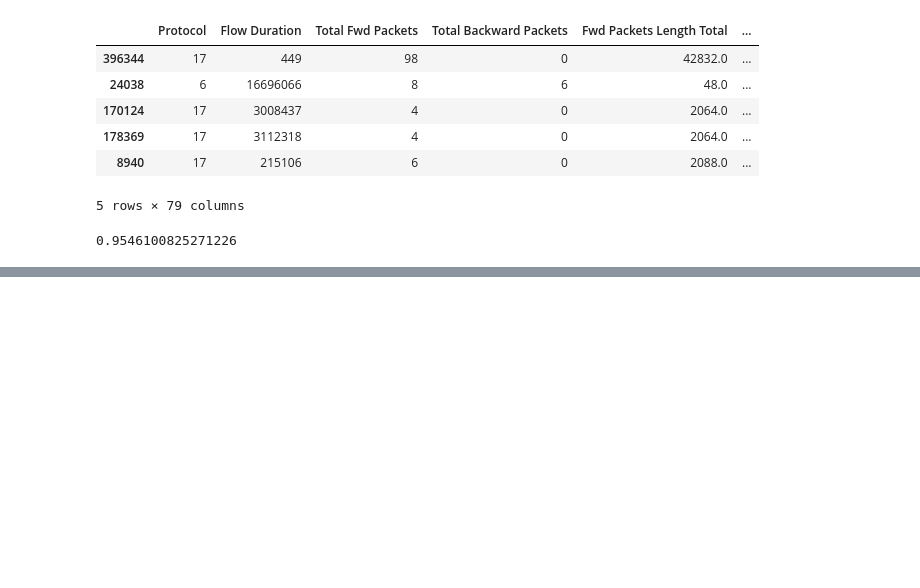
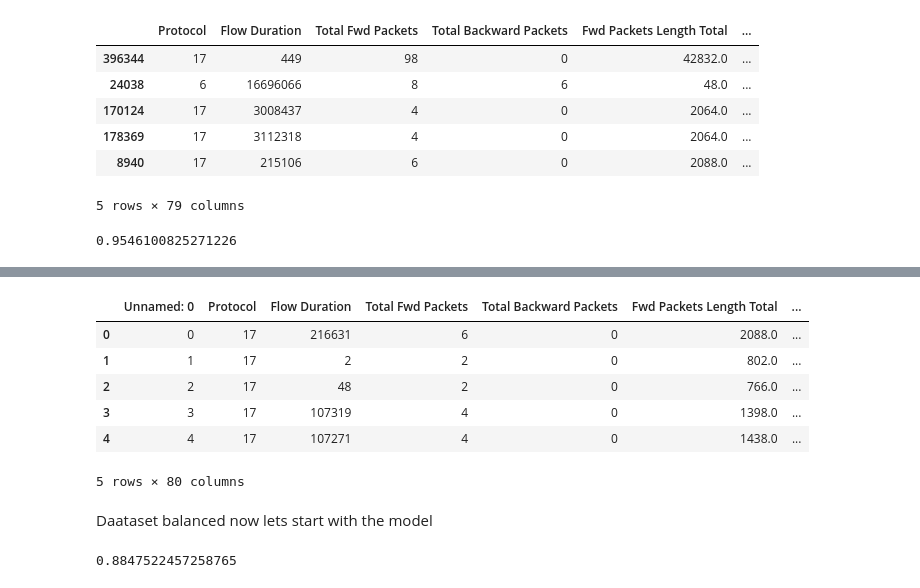
Before and after one commit to FairozAhmadSheikh/DDOS_Detection, a Jupyter notebook: final.ipynb, the cells around one changed output, grey strips where cells are left out. Saved outputs shown, nothing was run; the diff lists cells and outputs as text; code cells hidden in the pictures; blank space fills up the shorter version.

```diff
--- a/final.ipynb
+++ b/final.ipynb
@@ -239,0 +259,12 @@ Shuffling shows that the model accuracy decrease
+# %%
+data=pd.read_csv("cicddos2019_dataset.csv")
+# %%
+data.head()
+# %% [output]
+|  | Unnamed: 0 | Protocol | Flow Duration | Total Fwd Packets | Total Backward Packets | Fwd Packets Length Total | ... |
+| 0 | 0 | 17 | 216631 | 6 | 0 | 2088.0 | ... |
+| 1 | 1 | 17 | 2 | 2 | 0 | 802.0 | ... |
+| 2 | 2 | 17 | 48 | 2 | 0 | 766.0 | ... |
+| 3 | 3 | 17 | 107319 | 4 | 0 | 1398.0 | ... |
+| 4 | 4 | 17 | 107271 | 4 | 0 | 1438.0 | ... |
+5 rows × 80 columns
@@ -239,0 +311,10 @@ Shuffling shows that the model accuracy decrease
+# %% [markdown]
+Daataset balanced now lets start with the model
+# %%
+from sklearn.linear_model import SGDClassifier
+
+sg2=SGDClassifier()
+sg2.fit(X_train,y_train)
+sg2.score(X_test,y_test)
+# %% [output]
+0.8847522457258765
```
Also changed, not shown: parts of 5 cells of this notebook.
